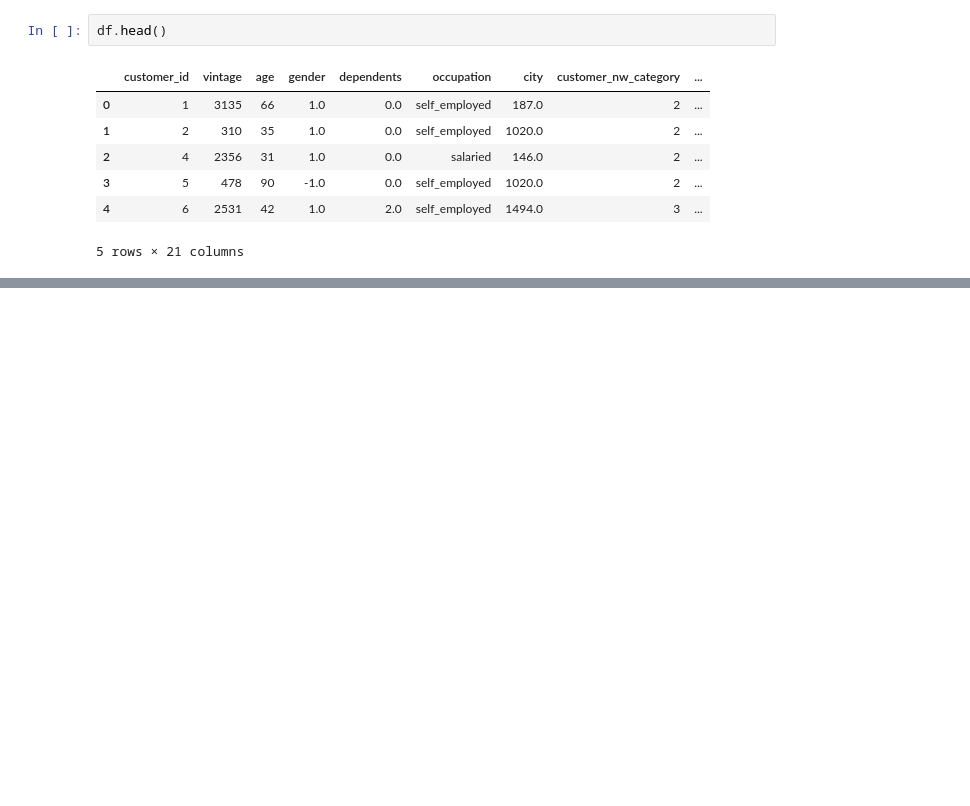
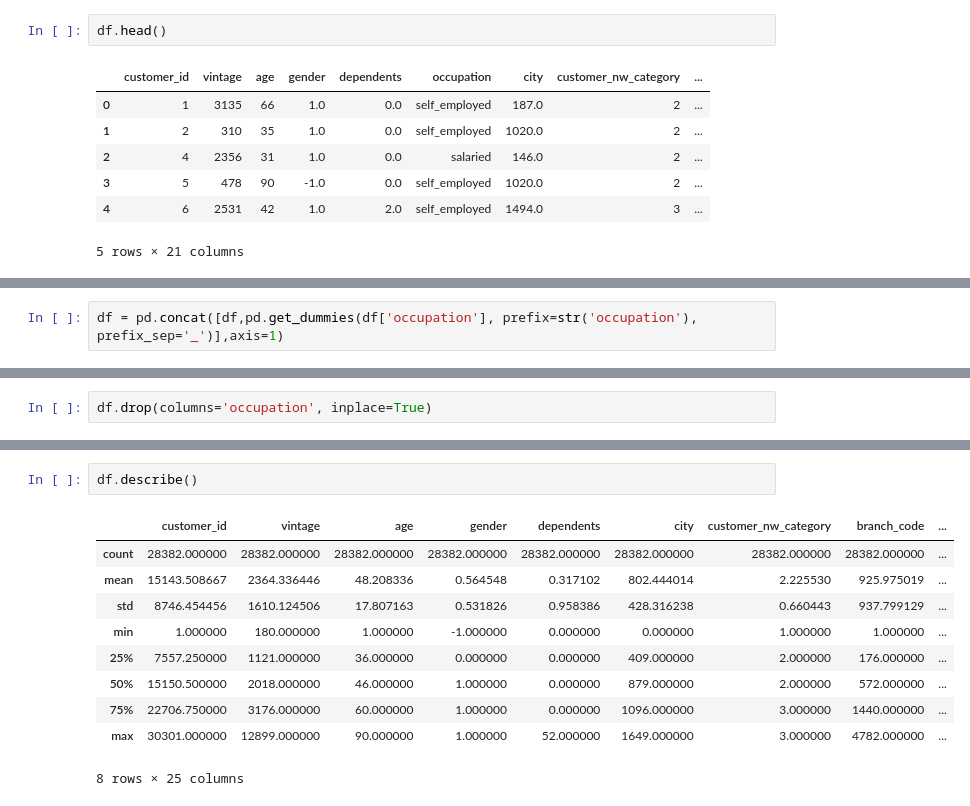
Before and after one commit to pc0809/Customer-Churn-Prediction, a Jupyter notebook: Customer Churn Prediction.ipynb, the cells around one changed output, grey strips where cells are left out. Cells and saved outputs as stored; diff of their text form; blank space fills up the shorter version.

```diff
--- a/Customer Churn Prediction.ipynb
+++ b/Customer Churn Prediction.ipynb
@@ -170,0 +167,2 @@ sns.pairplot(df)
+# %%
+df = pd.concat([df,pd.get_dummies(df['occupation'], prefix=str('occupation'), prefix_sep='_')],axis=1)
@@ -170,0 +179,2 @@ sns.pairplot(df)
+# %%
+df.drop(columns='occupation', inplace=True)
@@ -170,0 +194,13 @@ sns.pairplot(df)
+# %%
+df.describe()
+# %% [output]
+|  | customer_id | vintage | age | gender | dependents | city | customer_nw_category | branch_code | ... |
+| count | 28382.000000 | 28382.000000 | 28382.000000 | 28382.000000 | 28382.000000 | 28382.000000 | 28382.000000 | 28382.000000 | ... |
+| mean | 15143.508667 | 2364.336446 | 48.208336 | 0.564548 | 0.317102 | 802.444014 | 2.225530 | 925.975019 | ... |
+| std | 8746.454456 | 1610.124506 | 17.807163 | 0.531826 | 0.958386 | 428.316238 | 0.660443 | 937.799129 | ... |
+| min | 1.000000 | 180.000000 | 1.000000 | -1.000000 | 0.000000 | 0.000000 | 1.000000 | 1.000000 | ... |
+| 25% | 7557.250000 | 1121.000000 | 36.000000 | 0.000000 | 0.000000 | 409.000000 | 2.000000 | 176.000000 | ... |
+| 50% | 15150.500000 | 2018.000000 | 46.000000 | 1.000000 | 0.000000 | 879.000000 | 2.000000 | 572.000000 | ... |
+| 75% | 22706.750000 | 3176.000000 | 60.000000 | 1.000000 | 0.000000 | 1096.000000 | 3.000000 | 1440.000000 | ... |
+| max | 30301.000000 | 12899.000000 | 90.000000 | 1.000000 | 52.000000 | 1649.000000 | 3.000000 | 4782.000000 | ... |
+8 rows × 25 columns
```
Also changed, not shown: parts of 20 cells of this notebook.
